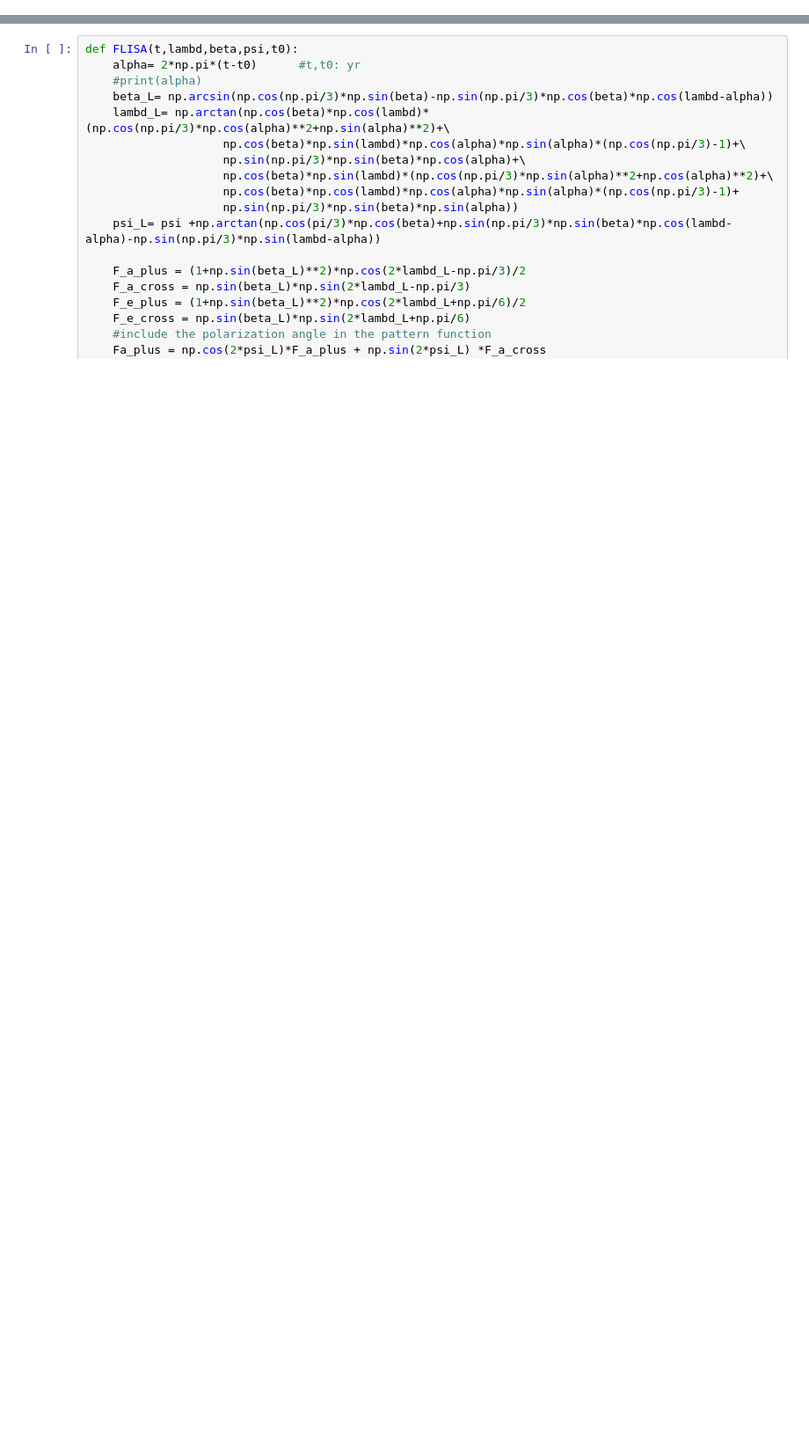
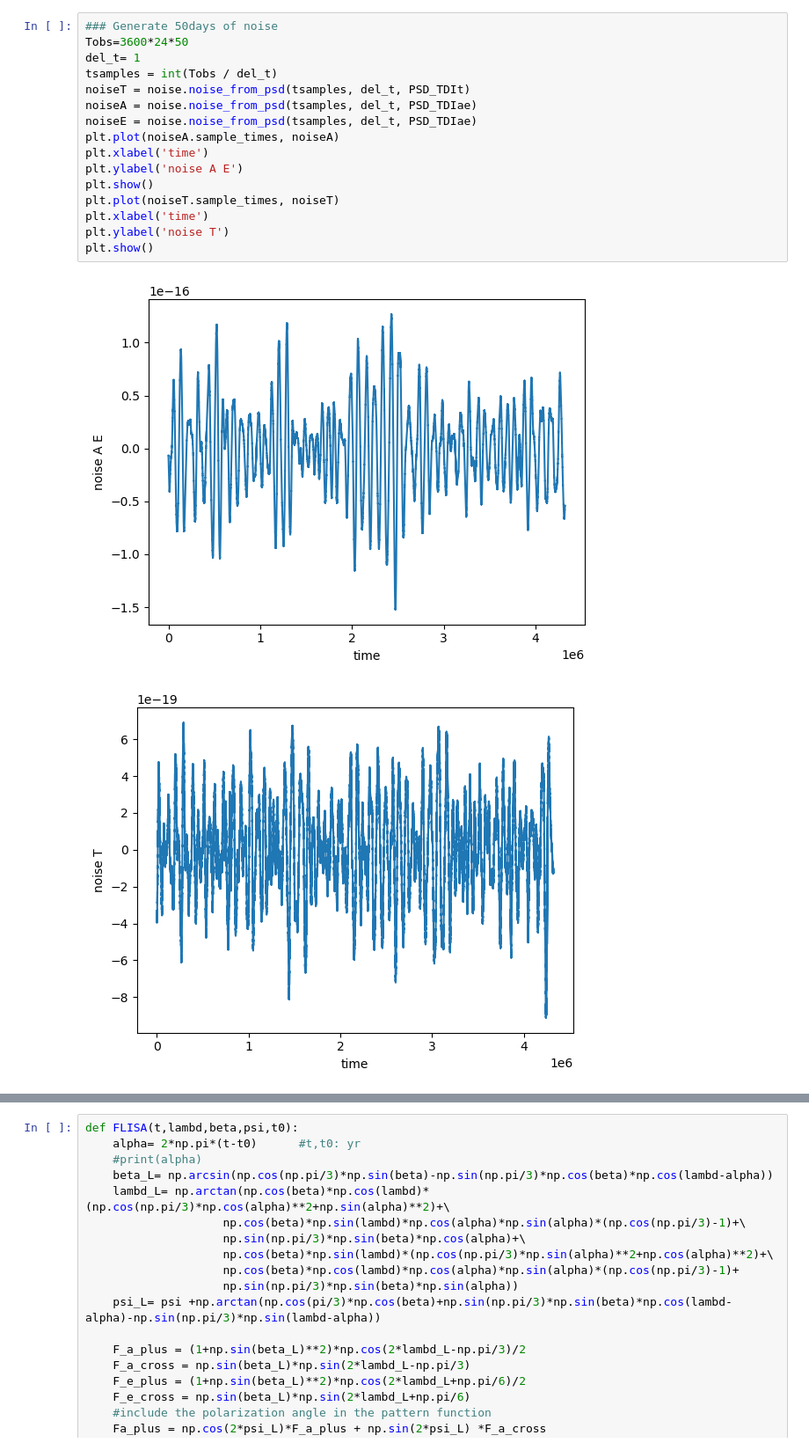
Before and after one commit to renjiewang888/LitePIG, a Jupyter notebook: parameter_estimation/testTDIestimation.ipynb, the cells around one changed output, grey strips where cells are left out. Shown at 88% size. Cells and saved outputs as stored; diff of their text form; blank space fills up the shorter version.

```diff
--- a/parameter_estimation/testTDIestimation.ipynb
+++ b/parameter_estimation/testTDIestimation.ipynb
@@ -29,0 +81,19 @@ import lal
+# %%
+### Generate 50days of noise
+Tobs=3600*24*50
+del_t= 1
+tsamples = int(Tobs / del_t)
+noiseT = noise.noise_from_psd(tsamples, del_t, PSD_TDIt)
+noiseA = noise.noise_from_psd(tsamples, del_t, PSD_TDIae)
+noiseE = noise.noise_from_psd(tsamples, del_t, PSD_TDIae)
+plt.plot(noiseA.sample_times, noiseA)
+plt.xlabel('time')
+plt.ylabel('noise A E')
+plt.show()
+plt.plot(noiseT.sample_times, noiseT)
+plt.xlabel('time')
+plt.ylabel('noise T')
+plt.show()
+# %% [output]
+[figure, added]
+[figure, added]
```
Also changed, not shown: parts of 67 cells of this notebook, 5 other files.
